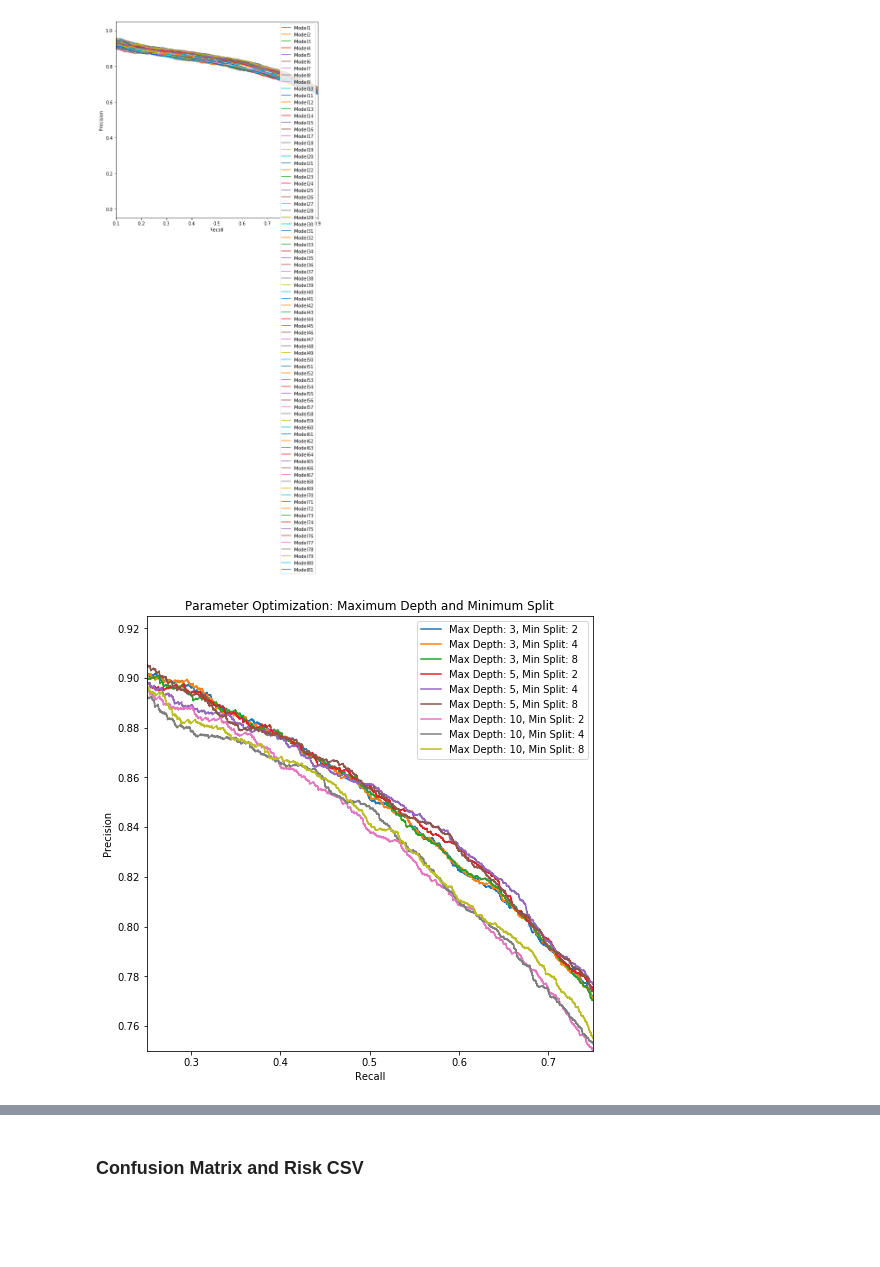
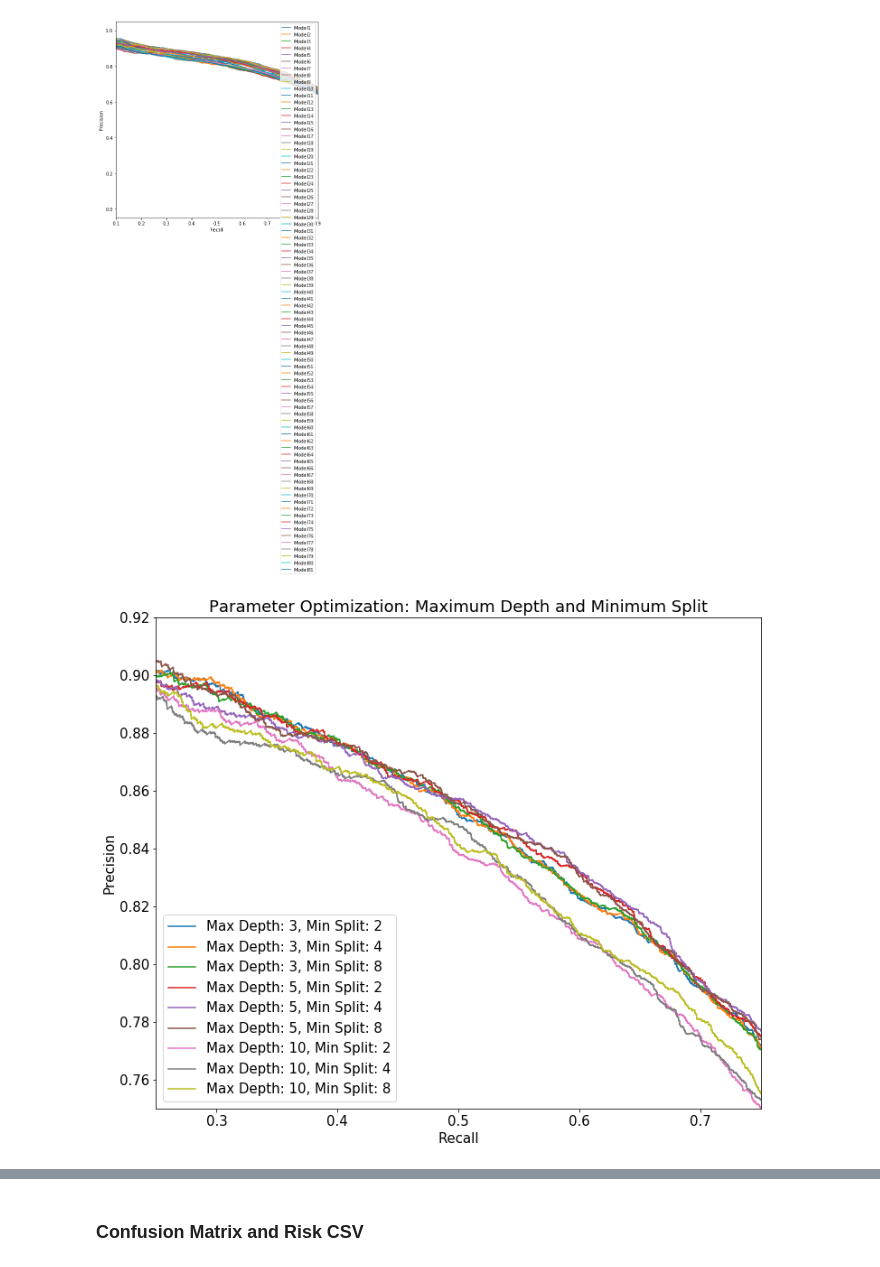
Before and after one commit to da1933/NODA, a Jupyter notebook: Modeling-Optimal.ipynb, the cells around one changed output, grey strips where cells are left out. Saved outputs shown, nothing was run; the diff lists cells and outputs as text; code cells hidden in the pictures; blank space fills up the shorter version.

```diff
--- a/Modeling-Optimal.ipynb
+++ b/Modeling-Optimal.ipynb
@@ -130,3 +130,7 @@ for i in range(len(model_specs)):
                                max_depth = int(model_specs.iloc[i,:]['max_depth']),\
                                min_samples_split = int(model_specs.iloc[i,:]['min_samples_split'])
                               )
+# %%
+best_model = GradientBoostingClassifier(n_estimators = 300, learning_rate = 0.1, max_depth = 5, min_samples_split = )
+# %%
+best_model.fit(X_train,y_train)
@@ -207,21 +226,23 @@ plt.show()
 # %%
 for model_num in list(model_specs[(model_specs['learning_rate']==0.1) & (model_specs['n_estimator']==300)]['ModelID']):
     curve = precision_recall_curve(y_val, models_predict_prob[model_num][:,1])
     precision, recall, thresholds = curve
     l = 'Max Depth: ' + str(model_specs.loc[model_num, 'max_depth']) + ', Min Split: ' + str(model_specs.loc[model_num, 'min_samples_split'])
     line = pylab.plot(recall, precision, label = l)
-    pylab.legend(loc='upper right')
+    pylab.legend(loc='lower left', fontsize = 15)
     pylab.xlim(.25,.75)
-    pylab.ylim(.75, .925)
-    pylab.xlabel('Recall')
-    pylab.ylabel('Precision')
-    pylab.title('Parameter Optimization: Maximum Depth and Minimum Split')
+    pylab.ylim(.75, .92)
+    plt.xticks(fontsize = 15)
+    plt.yticks(fontsize = 15)
+    pylab.xlabel('Recall', fontsize = 15)
+    pylab.ylabel('Precision', fontsize = 15)
+    pylab.title('Parameter Optimization: Maximum Depth and Minimum Split', fontdict = {'fontsize': 18})
 
-plt.gcf().set_size_inches(8,8)
+plt.gcf().set_size_inches(12,10)
 plt.savefig('precision_recall_param_opt_depth_split.png')
 plt.show()
 # %% [output]
-[figure, old version]
+[figure, new version]
 # %%
 for model_num in list(model_specs[(model_specs['max_depth']==5) & (model_specs['min_samples_split']==4)]['ModelID']):
     curve = precision_recall_curve(y_val, models_predict_prob[model_num][:,1])
```
Also changed, not shown: parts of 58 cells of this notebook.
